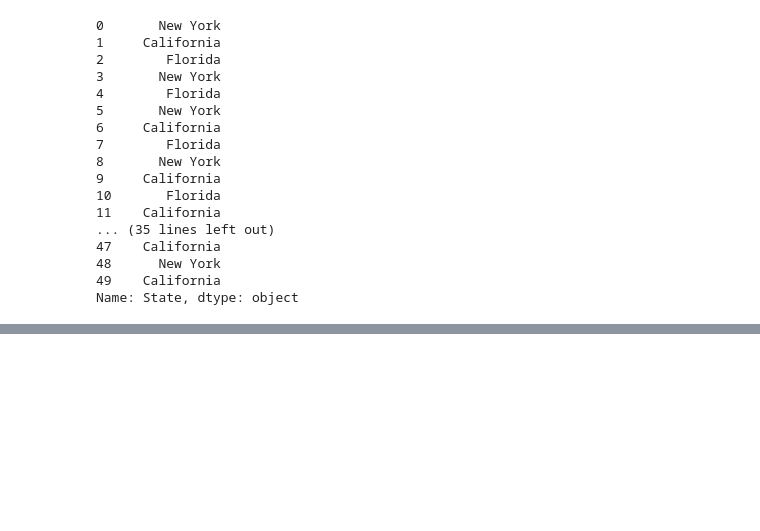
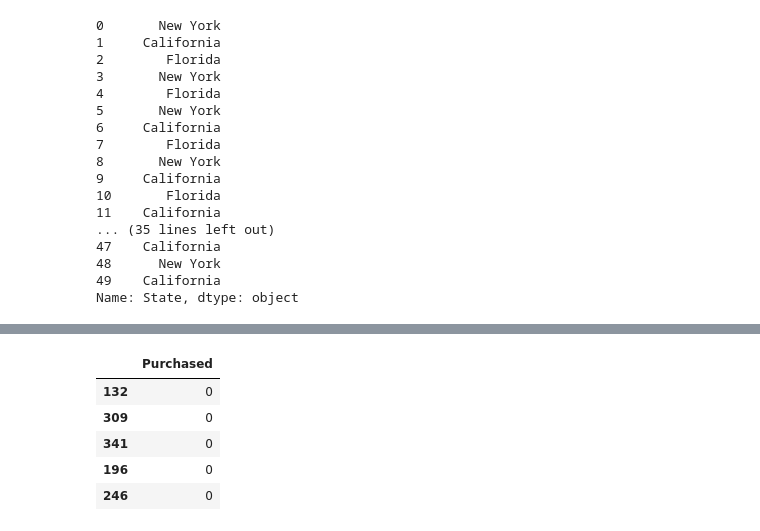
Before and after one commit to ishman7277/Working-with-Machine-Learning, a Jupyter notebook: ML2.ipynb, the cells around one changed output, grey strips where cells are left out. Drawn from its saved outputs; the diff is of its cells as text; code cells hidden in the pictures; blank space fills up the shorter version.

```diff
--- a/ML2.ipynb
+++ b/ML2.ipynb
@@ -249,0 +375,9 @@ Name: State, dtype: object
+# %%
+x_test.head()
+# %% [output]
+|  | Purchased |
+| 132 | 0 |
+| 309 | 0 |
+| 341 | 0 |
+| 196 | 0 |
+| 246 | 0 |
```
Also changed, not shown: parts of 12 cells of this notebook, 4 other files.
